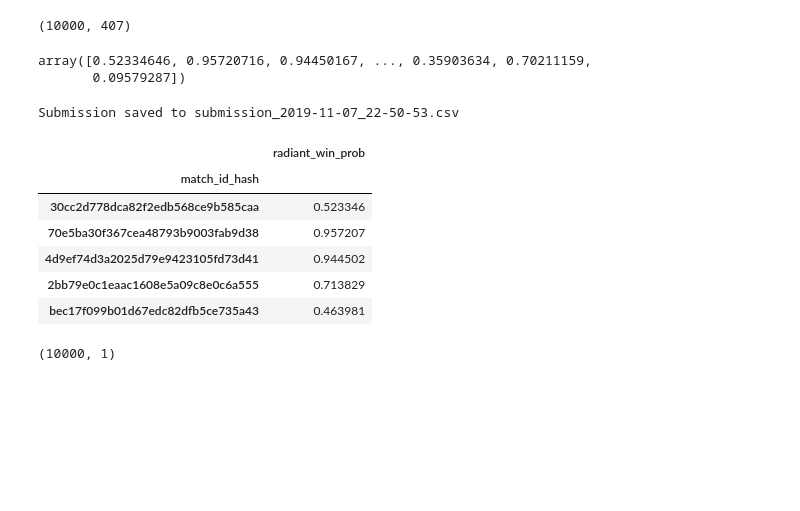
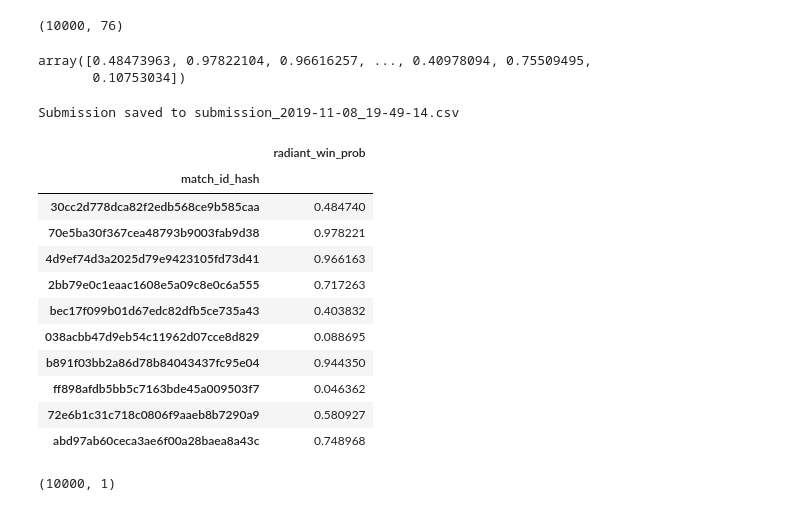
Before and after one commit to tankonst/game_winner_binary_classifier, a Jupyter notebook: Log_reg_tk.ipynb, the cells around one changed output. Drawn from its saved outputs; the diff is of its cells as text; code cells hidden in the pictures; blank space fills up the shorter version.

Commit message:
added quadratic gold

```diff
--- a/Log_reg_tk.ipynb
+++ b/Log_reg_tk.ipynb
@@ -81,7 +73,7 @@ from sklearn.model_selection import cross_val_predict
 from sklearn.metrics import accuracy_score, roc_auc_score
 
 
-logreg = LogisticRegression(C = 1,penalty = 'l1'  )
+logreg = LogisticRegression(C = 1,penalty = 'l2',random_state = 50 )
 pipe = make_pipeline(preprocess, logreg)
 # %%
 cv_pred = cross_val_predict(pipe,
@@ -119,0 +102,2 @@ print('roc_auc', score2)
+# %%
+pipe.fit(X,y)
@@ -126,9 +117,12 @@ plt.plot(c[0])
 # %%
 test_data = data = pd.read_csv(r'C:\Users\Tatiana\Documents\Programming\MLcourse competition\new_feat_test.csv', index_col ='match_id_hash')
+# %%
+test_data['r_gold_sq'] = test_data['r_gold'].apply(lambda x: x**2)
+test_data['d_gold_sq'] = test_data['d_gold'].apply(lambda x: x**2)
 # %%
 test_data.shape
 # %% [output]
-(10000, 407)
+(10000, 76)
 # %%
 X_sub = test_data
 # X_sub[:,numerical_columns] = scaler.transform(X_sub[:,numerical_columns])
@@ -137,8 +131,8 @@ y_test_pred = pipe.predict_proba(X_sub)[:, 1]
 # %%
 y_test_pred
 # %% [output]
-array([0.52334646, 0.95720716, 0.94450167, ..., 0.35903634, 0.70211159,
-       0.09579287])
+array([0.48473963, 0.97822104, 0.96616257, ..., 0.40978094, 0.75509495,
+       0.10753034])
 # %%
 
 
@@ -151,17 +145,22 @@ submission_filename = 'submission_{}.csv'.format(
 df_submission.to_csv(submission_filename)
 print('Submission saved to {}'.format(submission_filename))
 # %% [output]
-Submission saved to submission_2019-11-07_22-50-53.csv
+Submission saved to submission_2019-11-08_19-49-14.csv
 # %%
-df_submission.head()
+df_submission.head(10)
 # %% [output]
 |  | radiant_win_prob |
 | match_id_hash |  |
-| 30cc2d778dca82f2edb568ce9b585caa | 0.523346 |
-| 70e5ba30f367cea48793b9003fab9d38 | 0.957207 |
-| 4d9ef74d3a2025d79e9423105fd73d41 | 0.944502 |
-| 2bb79e0c1eaac1608e5a09c8e0c6a555 | 0.713829 |
-| bec17f099b01d67edc82dfb5ce735a43 | 0.463981 |
+| 30cc2d778dca82f2edb568ce9b585caa | 0.484740 |
+| 70e5ba30f367cea48793b9003fab9d38 | 0.978221 |
+| 4d9ef74d3a2025d79e9423105fd73d41 | 0.966163 |
+| 2bb79e0c1eaac1608e5a09c8e0c6a555 | 0.717263 |
+| bec17f099b01d67edc82dfb5ce735a43 | 0.403832 |
+| 038acbb47d9eb54c11962d07cce8d829 | 0.088695 |
+| b891f03bb2a86d78b84043437fc95e04 | 0.944350 |
+| ff898afdb5bb5c7163bde45a009503f7 | 0.046362 |
+| 72e6b1c31c718c0806f9aaeb8b7290a9 | 0.580927 |
+| abd97ab60ceca3ae6f00a28baea8a43c | 0.748968 |
 # %%
 df_submission.shape
 # %% [output]
```
Also changed, not shown: parts of 14 cells of this notebook, 1 other file.
